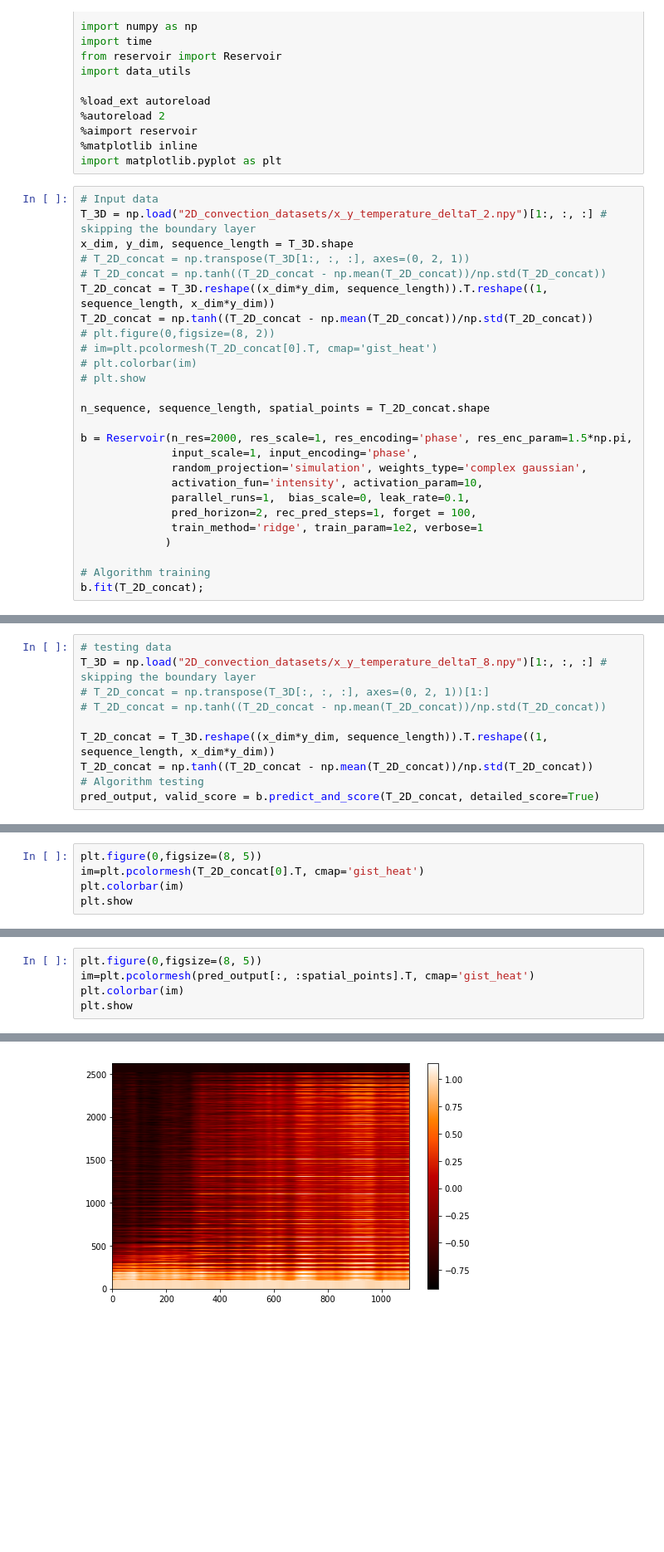
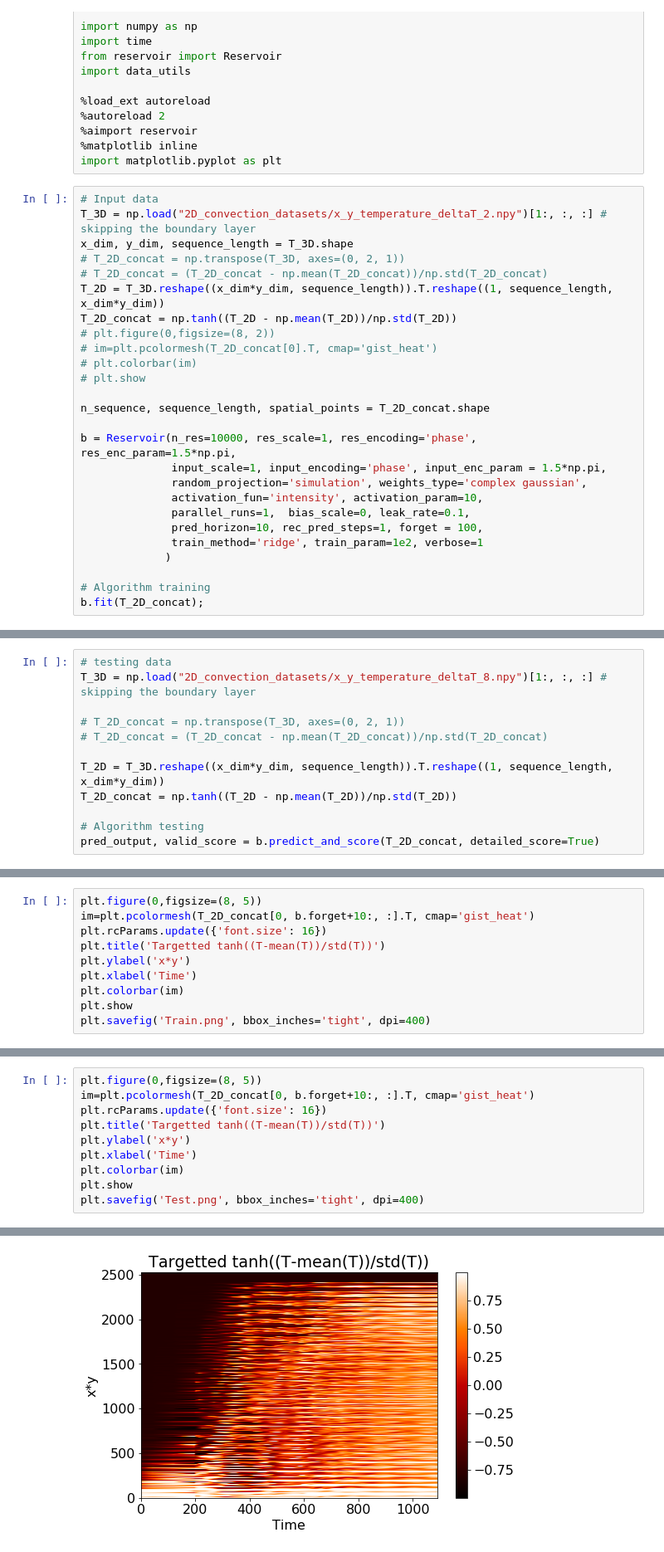
Before and after one commit to jon-dong/reservoir-computing-python, a Jupyter notebook: convection.ipynb, the cells around one changed output, grey strips where cells are left out. Shown at 83% size. Saved outputs shown, nothing was run; the diff lists cells and outputs as text; blank space fills up the shorter version.

```diff
--- a/convection.ipynb
+++ b/convection.ipynb
@@ -19,10 +19,10 @@ import matplotlib.pyplot as plt
 # Input data
 T_3D = np.load("2D_convection_datasets/x_y_temperature_deltaT_2.npy")[1:, :, :] # skipping the boundary layer
 x_dim, y_dim, sequence_length = T_3D.shape
-# T_2D_concat = np.transpose(T_3D[1:, :, :], axes=(0, 2, 1))
-# T_2D_concat = np.tanh((T_2D_concat - np.mean(T_2D_concat))/np.std(T_2D_concat))
-T_2D_concat = T_3D.reshape((x_dim*y_dim, sequence_length)).T.reshape((1, sequence_length, x_dim*y_dim))
-T_2D_concat = np.tanh((T_2D_concat - np.mean(T_2D_concat))/np.std(T_2D_concat))
+# T_2D_concat = np.transpose(T_3D, axes=(0, 2, 1))
+# T_2D_concat = (T_2D_concat - np.mean(T_2D_concat))/np.std(T_2D_concat)
+T_2D = T_3D.reshape((x_dim*y_dim, sequence_length)).T.reshape((1, sequence_length, x_dim*y_dim))
+T_2D_concat = np.tanh((T_2D - np.mean(T_2D))/np.std(T_2D))
 # plt.figure(0,figsize=(8, 2))
 # im=plt.pcolormesh(T_2D_concat[0].T, cmap='gist_heat')
 # plt.colorbar(im)
@@ -30,12 +30,12 @@ T_2D_concat = np.tanh((T_2D_concat - np.mean(T_2D_concat))/np.std(T_2D_concat))
 
 n_sequence, sequence_length, spatial_points = T_2D_concat.shape
 
-b = Reservoir(n_res=2000, res_scale=1, res_encoding='phase', res_enc_param=1.5*np.pi,
-              input_scale=1, input_encoding='phase',
+b = Reservoir(n_res=10000, res_scale=1, res_encoding='phase', res_enc_param=1.5*np.pi,
+              input_scale=1, input_encoding='phase', input_enc_param = 1.5*np.pi,
               random_projection='simulation', weights_type='complex gaussian',
               activation_fun='intensity', activation_param=10,
               parallel_runs=1,  bias_scale=0, leak_rate=0.1,
-              pred_horizon=2, rec_pred_steps=1, forget = 100,
+              pred_horizon=10, rec_pred_steps=1, forget = 100,
               train_method='ridge', train_param=1e2, verbose=1
              )
 
@@ -49,10 +51,12 @@ Reservoir iterations complete.          Elapsed time: 9.804123878479004 s
 # %%
 # testing data
 T_3D = np.load("2D_convection_datasets/x_y_temperature_deltaT_8.npy")[1:, :, :] # skipping the boundary layer
-# T_2D_concat = np.transpose(T_3D[:, :, :], axes=(0, 2, 1))[1:]
-# T_2D_concat = np.tanh((T_2D_concat - np.mean(T_2D_concat))/np.std(T_2D_concat))
 
-T_2D_concat = T_3D.reshape((x_dim*y_dim, sequence_length)).T.reshape((1, sequence_length, x_dim*y_dim))
-T_2D_concat = np.tanh((T_2D_concat - np.mean(T_2D_concat))/np.std(T_2D_concat))
+# T_2D_concat = np.transpose(T_3D, axes=(0, 2, 1))
+# T_2D_concat = (T_2D_concat - np.mean(T_2D_concat))/np.std(T_2D_concat)
+
+T_2D = T_3D.reshape((x_dim*y_dim, sequence_length)).T.reshape((1, sequence_length, x_dim*y_dim))
+T_2D_concat = np.tanh((T_2D - np.mean(T_2D))/np.std(T_2D))
+
 # Algorithm testing
 pred_output, valid_score = b.predict_and_score(T_2D_concat, detailed_score=True)
@@ -59,6 +70,11 @@ pred_output, valid_score = b.predict_and_score(T_2D_concat, detailed_score=True)
 # %%
 plt.figure(0,figsize=(8, 5))
-im=plt.pcolormesh(T_2D_concat[0].T, cmap='gist_heat')
+im=plt.pcolormesh(T_2D_concat[0, b.forget+10:, :].T, cmap='gist_heat')
+plt.rcParams.update({'font.size': 16})
+plt.title('Targetted tanh((T-mean(T))/std(T))')
+plt.ylabel('x*y')
+plt.xlabel('Time')
 plt.colorbar(im)
 plt.show
+plt.savefig('Train.png', bbox_inches='tight', dpi=400)
 # %% [output]
@@ -67,6 +82,11 @@ plt.show
 # %%
 plt.figure(0,figsize=(8, 5))
-im=plt.pcolormesh(pred_output[:, :spatial_points].T, cmap='gist_heat')
+im=plt.pcolormesh(T_2D_concat[0, b.forget+10:, :].T, cmap='gist_heat')
+plt.rcParams.update({'font.size': 16})
+plt.title('Targetted tanh((T-mean(T))/std(T))')
+plt.ylabel('x*y')
+plt.xlabel('Time')
 plt.colorbar(im)
 plt.show
+plt.savefig('Test.png', bbox_inches='tight', dpi=400)
 # %% [output]
@@ -74 +93 @@ plt.show
-[figure, old version]
+[figure, new version]
```
Also changed, not shown: parts of 7 cells of this notebook.
